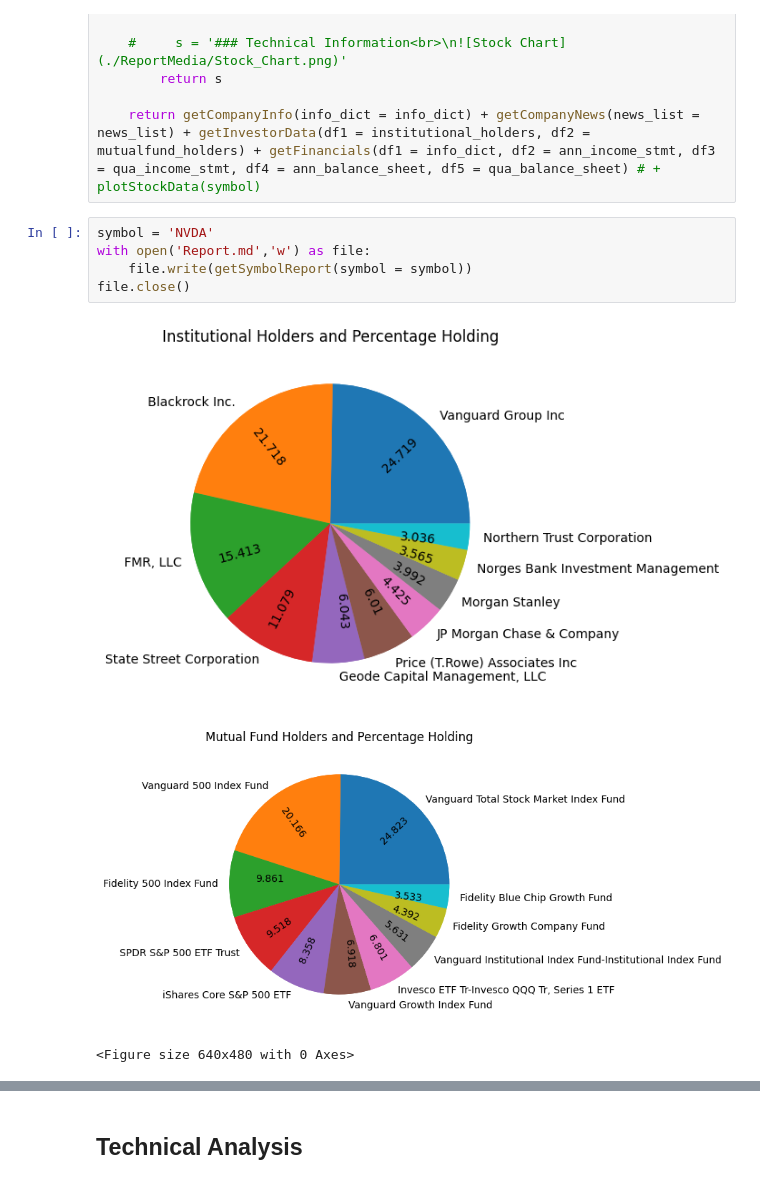
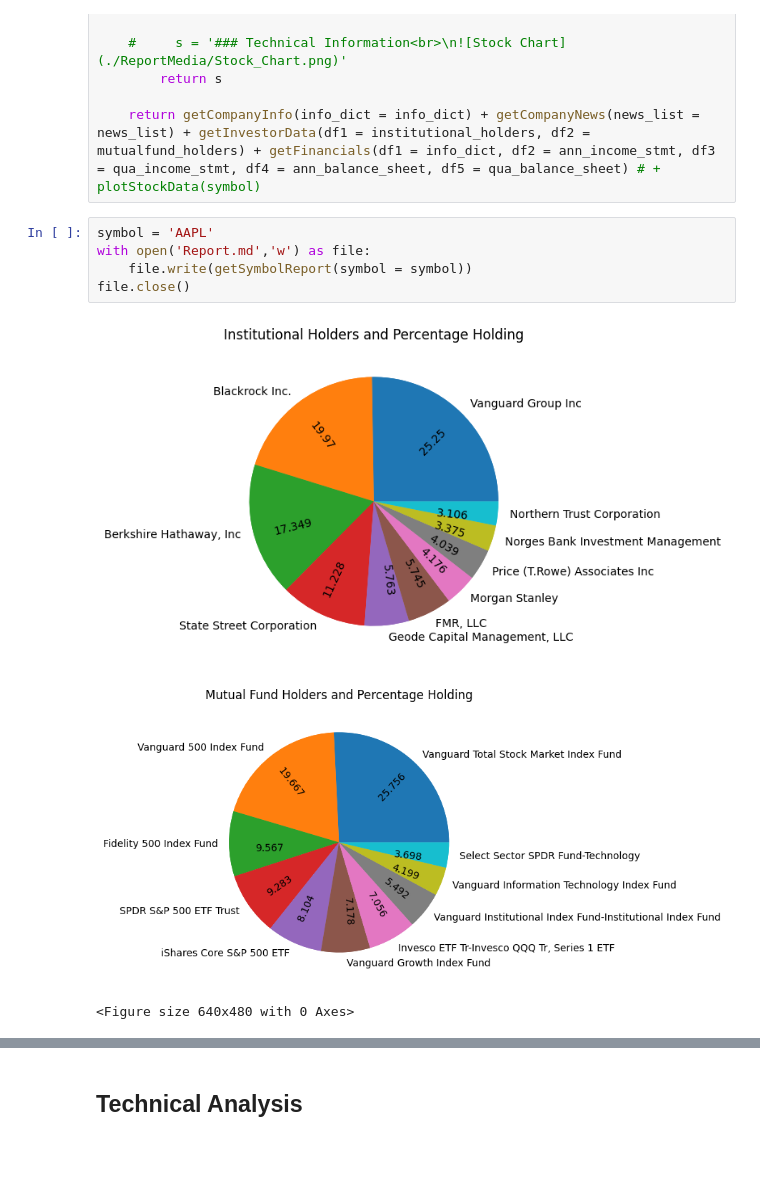
Before and after one commit to Robohrriday/MS499_IITGN_Finance_2024, a Jupyter notebook: ReportGenerator.ipynb, the cells around one changed output, grey strips where cells are left out. Cells and saved outputs as stored; diff of their text form; blank space fills up the shorter version.

```diff
--- a/ReportGenerator.ipynb
+++ b/ReportGenerator.ipynb
@@ -302,11 +302,11 @@ def getSymbolReport(symbol:str) -> str:
 
     return getCompanyInfo(info_dict = info_dict) + getCompanyNews(news_list = news_list) + getInvestorData(df1 = institutional_holders, df2 = mutualfund_holders) + getFinancials(df1 = info_dict, df2 = ann_income_stmt, df3 = qua_income_stmt, df4 = ann_balance_sheet, df5 = qua_balance_sheet) # + plotStockData(symbol)
 # %%
-symbol = 'NVDA'
+symbol = 'AAPL'
 with open('Report.md','w') as file:
     file.write(getSymbolReport(symbol = symbol))
 file.close()
 # %% [output]
-[figure, old version]
+[figure, new version]
-[figure, old version]
+[figure, new version]
 <Figure size 640x480 with 0 Axes>
```
Also changed, not shown: parts of 4 cells of this notebook, 6 other files.
